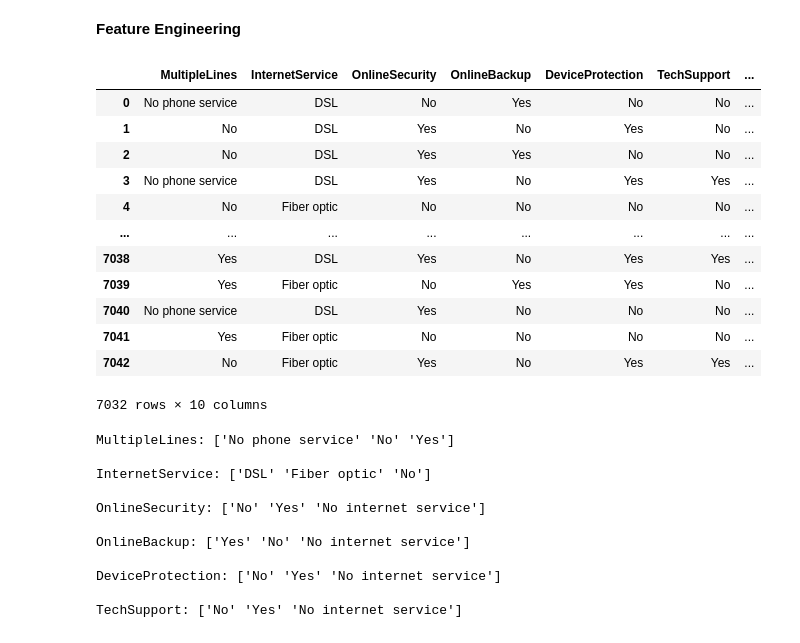
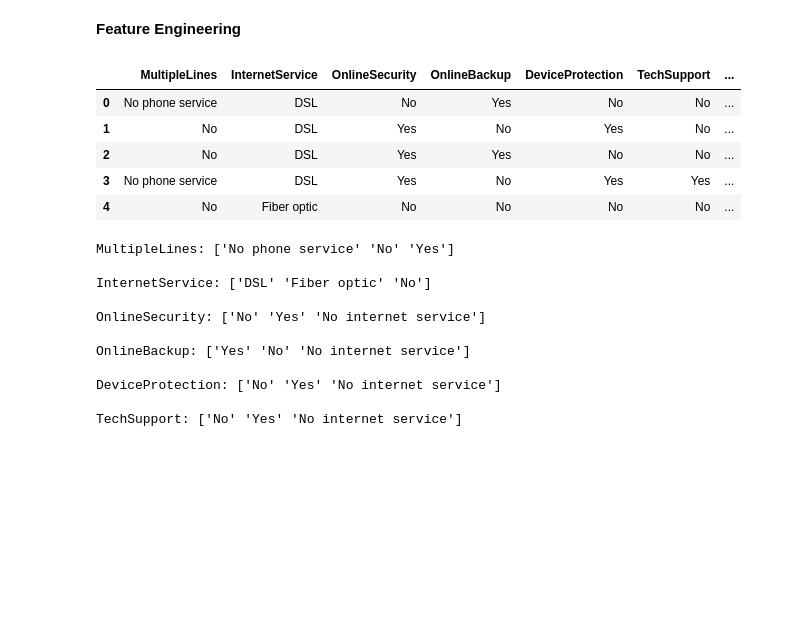
Before and after one commit to zain4cs/customer-churn-prediction-ml, a Jupyter notebook: Telecom_Cutomer.ipynb, the cells around one changed output. Cells and saved outputs as stored; diff of their text form; code cells hidden in the pictures; blank space fills up the shorter version.

```diff
--- a/Telecom_Cutomer.ipynb
+++ b/Telecom_Cutomer.ipynb
@@ -292,21 +292,14 @@ _______________________
 **Feature Engineering**
 # %%
 text_cols = df.select_dtypes(include=['object'])
-text_cols
+text_cols.head()
 # %% [output]
 |  | MultipleLines | InternetService | OnlineSecurity | OnlineBackup | DeviceProtection | TechSupport | ... |
 | 0 | No phone service | DSL | No | Yes | No | No | ... |
 | 1 | No | DSL | Yes | No | Yes | No | ... |
 | 2 | No | DSL | Yes | Yes | No | No | ... |
 | 3 | No phone service | DSL | Yes | No | Yes | Yes | ... |
 | 4 | No | Fiber optic | No | No | No | No | ... |
-| ... | ... | ... | ... | ... | ... | ... | ... |
-| 7038 | Yes | DSL | Yes | No | Yes | Yes | ... |
-| 7039 | Yes | Fiber optic | No | Yes | Yes | No | ... |
-| 7040 | No phone service | DSL | Yes | No | No | No | ... |
-| 7041 | Yes | Fiber optic | No | No | No | No | ... |
-| 7042 | No | Fiber optic | Yes | No | Yes | Yes | ... |
-7032 rows × 10 columns
 # %%
 for col in text_cols:
   print(f"\n{col}:", df[col].unique())
```
Also changed, not shown: parts of 24 cells of this notebook.
